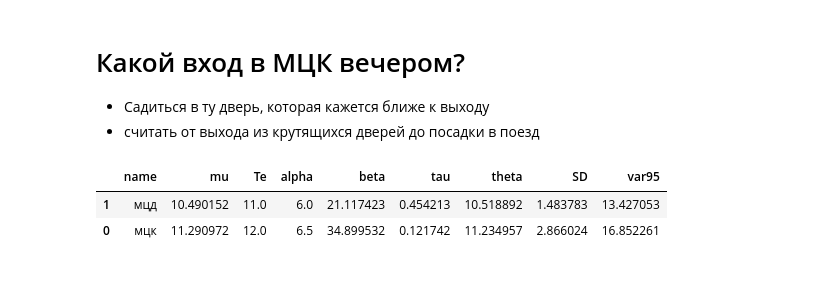
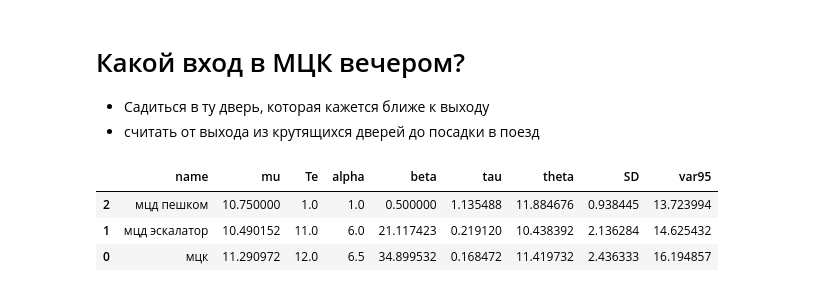
Before and after one commit to ksetdekov/trip_choice_optimizer, a Jupyter notebook: coffee-amount-optimization.ipynb, the cells around one changed output. Saved outputs shown, nothing was run; the diff lists cells and outputs as text; code cells hidden in the pictures.

```diff
--- a/coffee-amount-optimization.ipynb
+++ b/coffee-amount-optimization.ipynb
@@ -349,38 +353,40 @@ fig.show()
 * Садиться в ту дверь, которая кажется ближе к выходу
 * считать от выхода из крутящихся дверей до посадки в поезд
 # %%
-evening_entrance = HandsTable(options_list=["мцк","мцд"], minimize=True)
+evening_entrance = HandsTable(options_list=["мцк","мцд эскалатор", "мцд пешком"], minimize=True)
 # 3 мцк
-# 6 мцд
-evening_entrance.update_hands("мцд", '0:08:03.7') # четверг 21 ноября
+# 6 мцд эскалатор
+evening_entrance.update_hands("мцд эскалатор", '0:08:03.7') # четверг 21 ноября
 evening_entrance.update_hands("мцк", '0:11:14') # четверг 28 ноября
-evening_entrance.update_hands("мцд", '0:15:47.8') # понедельник 2 декабря
+evening_entrance.update_hands("мцд эскалатор", '0:15:47.8') # понедельник 2 декабря
 evening_entrance.update_hands("мцк", '0:11:03') # tue 3 dec
 evening_entrance.update_hands("мцк", '0:14:29.3') # wed 4 dec
 evening_entrance.update_hands("мцк", '0:12:05') # fr 06 dec
 evening_entrance.update_hands("мцк", '0:13:53') # mon 09 dec
-evening_entrance.update_hands("мцд", '0:10:14') # fr 13 декабря
+evening_entrance.update_hands("мцд эскалатор", '0:10:14') # fr 13 декабря
 evening_entrance.update_hands("мцк", '0:09:31.7') # tue 17 dec
 evening_entrance.update_hands("мцк", '0:08:33') # wed 18 dec
-evening_entrance.update_hands("мцд", '0:09:51.9') # th 19 dec
-evening_entrance.update_hands("мцд", '0:09:16.1') # mon 23 dec
-evening_entrance.update_hands("мцд", '0:09:31.7') # tue 24 dec
+evening_entrance.update_hands("мцд эскалатор", '0:09:51.9') # th 19 dec
+evening_entrance.update_hands("мцд эскалатор", '0:09:16.1') # mon 23 dec
+evening_entrance.update_hands("мцд эскалатор", '0:09:31.7') # tue 24 dec
 evening_entrance.update_hands("мцк", '0:08:19.6') # wed 18 dec
-evening_entrance.update_hands("мцд", '0:09:18.6') # th 9 jan
+evening_entrance.update_hands("мцд эскалатор", '0:09:18.6') # th 9 jan
 evening_entrance.update_hands("мцк", '0:08:11.9') # fr 10 jan
-evening_entrance.update_hands("мцд", '0:10:50') # mon 13 jan
-evening_entrance.update_hands("мцд", '0:11:15') # tue 14 jan
+evening_entrance.update_hands("мцд эскалатор", '0:10:50') # mon 13 jan
+evening_entrance.update_hands("мцд эскалатор", '0:11:15') # tue 14 jan
 evening_entrance.update_hands("мцк", '0:12:08') # wed 15 jan
 evening_entrance.update_hands("мцк", '0:10:13') # mon 20 jan
-evening_entrance.update_hands("мцд", '0:11:40') # tue 21 jan
+evening_entrance.update_hands("мцд эскалатор", '0:11:40') # tue 21 jan
 evening_entrance.update_hands("мцк", '0:15:48') # wed 22 jan
-evening_entrance.update_hands("мцд", '0:09:34.7') # thr 23 jan
+evening_entrance.update_hands("мцд эскалатор", '0:09:34.7') # thr 23 jan
+evening_entrance.update_hands("мцд пешком", '0:10:45') # thr 6 feb
 
 evening_entrance.grade()
 # %% [output]
 |  | name | mu | Te | alpha | beta | tau | theta | SD | var95 |
-| 1 | мцд | 10.490152 | 11.0 | 6.0 | 21.117423 | 0.454213 | 10.518892 | 1.483783 | 13.427053 |
-| 0 | мцк | 11.290972 | 12.0 | 6.5 | 34.899532 | 0.121742 | 11.234957 | 2.866024 | 16.852261 |
+| 2 | мцд пешком | 10.750000 | 1.0 | 1.0 | 0.500000 | 1.135488 | 11.884676 | 0.938445 | 13.723994 |
+| 1 | мцд эскалатор | 10.490152 | 11.0 | 6.0 | 21.117423 | 0.219120 | 10.438392 | 2.136284 | 14.625432 |
+| 0 | мцк | 11.290972 | 12.0 | 6.5 | 34.899532 | 0.168472 | 11.419732 | 2.436333 | 16.194857 |
 # %%
 fig = px.violin(evening_entrance.history, y="value", x="option", box=True, points="all",
           hover_data=cups.history.columns)
```
Also changed, not shown: parts of 4 cells of this notebook.
